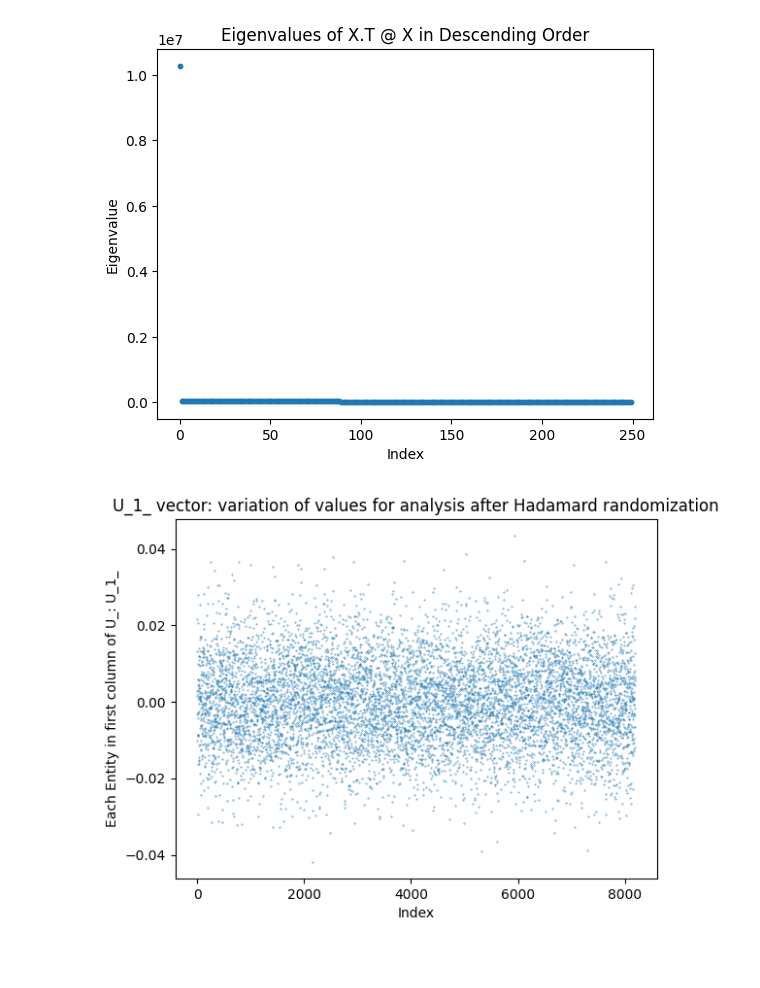
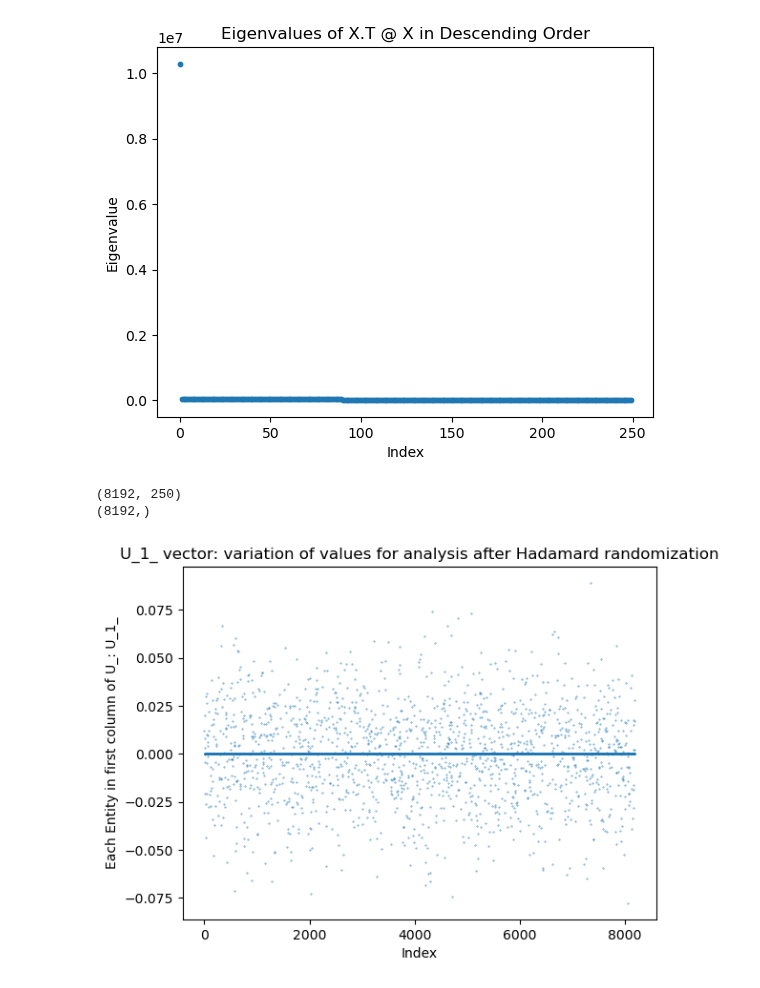
Before and after one commit to FergieLigaLlj/Statistical-Machine-Learning-Research-with-Pro.-Zhang-Zhixiang, a Jupyter notebook: Distributed Sketching for Randomized Optimization in Regression Training/Step5_What Kind of Xi will fall/Adjusted_Simulation_2.ipynb, the cells around one changed output. Cells and saved outputs as stored; diff of their text form; code cells hidden in the pictures; blank space fills up the shorter version.

```diff
--- a/Distributed Sketching for Randomized Optimization in Regression Training/Step5_What Kind of Xi will fall/Adjusted_Simulation_2.ipynb
+++ b/Distributed Sketching for Randomized Optimization in Regression Training/Step5_What Kind of Xi will fall/Adjusted_Simulation_2.ipynb
@@ -119,5 +35,5 @@ def simulation_1(n,p,w1,m1,m2,sigma1,sigma2):
 # %%
-X,Y,beta = generate_heterogeneous_data(8192,250,10,26)
+X,Y,beta = generate_heterogeneous_data(8192,250,10,39)
 # %%
 # Compute the singular decomposition of matrix X, X = (U)(Σ)(V^T)
 U, s, Vh = np.linalg.svd(X)
@@ -146,7 +62,7 @@ plt.ylabel("Eigenvalue")
 plt.title("Eigenvalues of X.T @ X in Descending Order")
 plt.show()
 # %% [output]
-[figure, old version]
+[figure, new version]
 # %%
 # Step 1: Hadamard rademacher randomization
 def fhm(X,Y):
@@ -167,20 +83,34 @@ def fhm(X,Y):
     Y = tensor_matrix_Y.numpy() / np.sqrt(Y.shape[0])
     return X, Y
 X_hadamard, Y_hadamard = fhm(X,Y)
+## subsampled X_hadamard to contain only 0.2 of its rows, index 1 for selected, 0 for not selected
+subsample_ratio = 0.2
+num_rows = X_hadamard.shape[0]
+S_matrix = np.zeros((num_rows, num_rows))
+selected_indices = np.random.choice(num_rows, size=int(num_rows * subsample_ratio), replace=False)
+for idx in selected_indices:
+    S_matrix[idx, idx] = 1
+X_transformed = S_matrix @ X_hadamard
+Y_transformed = S_matrix @ Y_hadamard
+print(X_transformed.shape)
+print(Y_transformed.shape)
+# %% [output]
+(8192, 250)
+(8192,)
 # %%
 # Compute the singular decomposition of matrix X, X = (U)(Σ)(V^T)
-U_, s_, Vh_ = np.linalg.svd(X_hadamard)
+U_, s_, Vh_ = np.linalg.svd(X_transformed)
 # U_1_ is the first column of matrix U, which represents the principal direction of variation in X
 U_1_ = U_[:, 0]
 
 # Plot singular values using a dot plot
 plt.scatter(range(len(U_1_)), U_1_,s = 0.1)
 plt.xlabel('Index')
 plt.ylabel('Each Entity in first column of U_: U_1_')
 plt.title('U_1_ vector: variation of values for analysis after Hadamard randomization')
 plt.show()
 # %% [output]
-[figure, old version]
+[figure, new version]
 # %%
 def partition_matrix(X,Y,k):
     """
```
Also changed, not shown: parts of 5 cells of this notebook, 11 other files.
